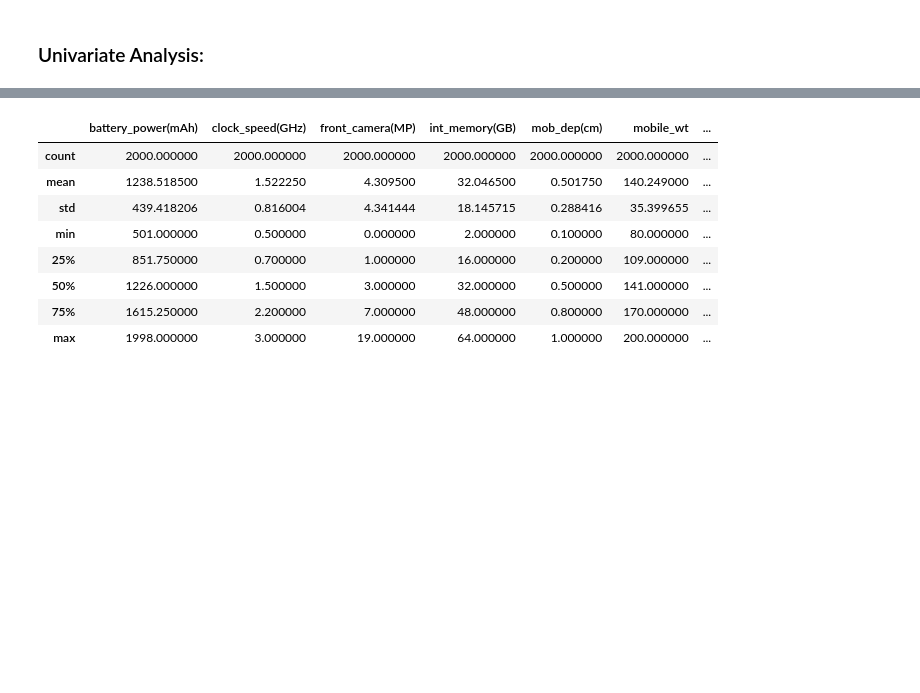
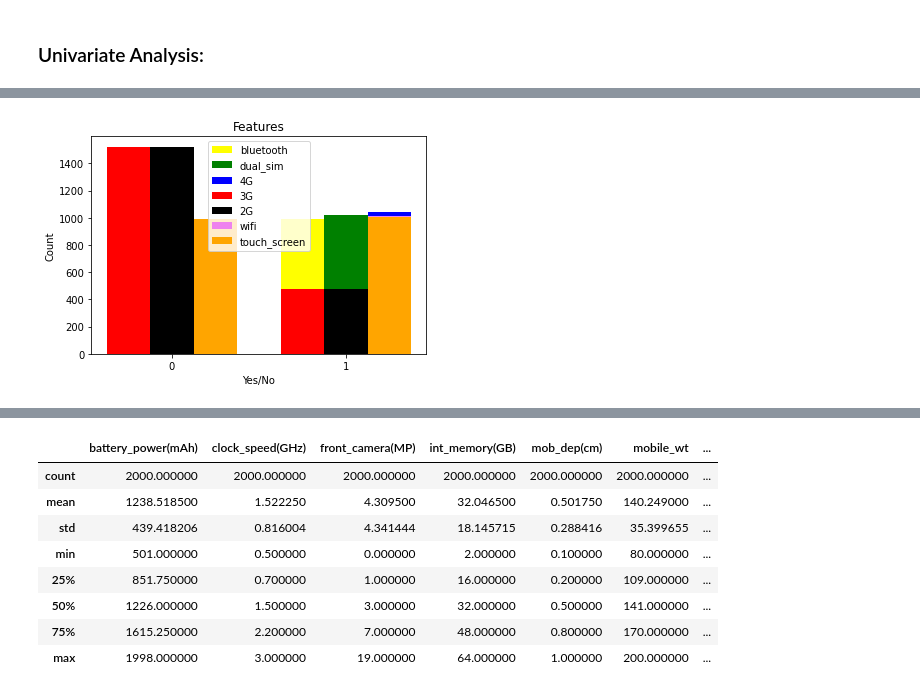
Before and after one commit to khalid-data-aspirant42/Mobile-Price-Prediction, a Jupyter notebook: Mobile_price_range_prediction.ipynb, the cells around one changed output, grey strips where cells are left out. Cells and saved outputs as stored; diff of their text form; code cells hidden in the pictures; blank space fills up the shorter version.

```diff
--- a/Mobile_price_range_prediction.ipynb
+++ b/Mobile_price_range_prediction.ipynb
@@ -141,0 +210,36 @@ Name: wifi, dtype: float64
+# %%
+# Plotting bar chart of the categorical column value counts
+N = 2
+ind = np.arange(N)
+width = 0.25
+
+avals = [df['bluetooth'].value_counts()[0], df['bluetooth'].value_counts()[1]]
+bar1 = plt.bar(ind, avals, width, color = 'yellow')
+
+bvals = [df['dual_sim'].value_counts()[0], df['dual_sim'].value_counts()[1]]
+bar2 = plt.bar(ind+width, bvals, width, color='green')
+
+cvals = [df['4G'].value_counts()[0], df['4G'].value_counts()[1]]
+bar3 = plt.bar(ind+width*2, cvals, width, color = 'blue')
+
+dvals = [df['3G'].value_counts()[0], _3G_df['3G'].value_counts()[1]]
+bar4 = plt.bar(ind, dvals, width, color = 'red')
+
+evals = [df['2G'].value_counts()[0], _2G_df['2G'].value_counts()[1]]
+bar5 = plt.bar(ind+width, evals, width, color='black')
+
+fvals = [df['wifi'].value_counts()[0], df['wifi'].value_counts()[1]]
+bar6 = plt.bar(ind+width*2, fvals, width, color = 'violet')
+
+gvals = [df['touch_screen'].value_counts()[0], df['touch_screen'].value_counts()[1]]
+bar7 = plt.bar(ind+width*2, gvals, width, color = 'orange')
+
+plt.xlabel('Yes/No')
+plt.ylabel('Count')
+plt.title('Features')
+
+plt.xticks(ind+width,[0,1])
+plt.legend( (bar1, bar2, bar3, bar4, bar5, bar6, bar7), ('bluetooth', 'dual_sim', '4G','3G','2G','wifi','touch_screen') )
+plt.show()
+# %% [output]
+[figure, added]
```
Also changed, not shown: parts of 90 cells of this notebook.
